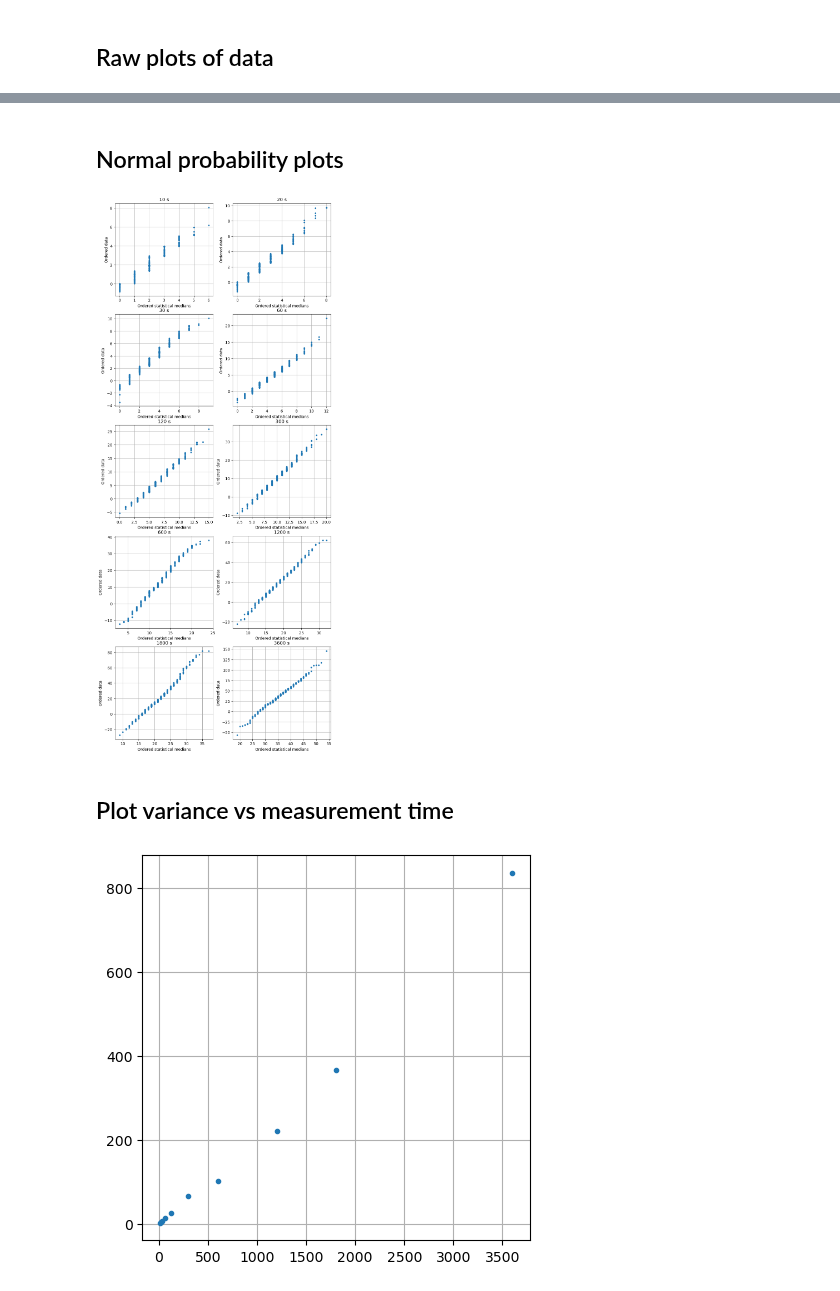
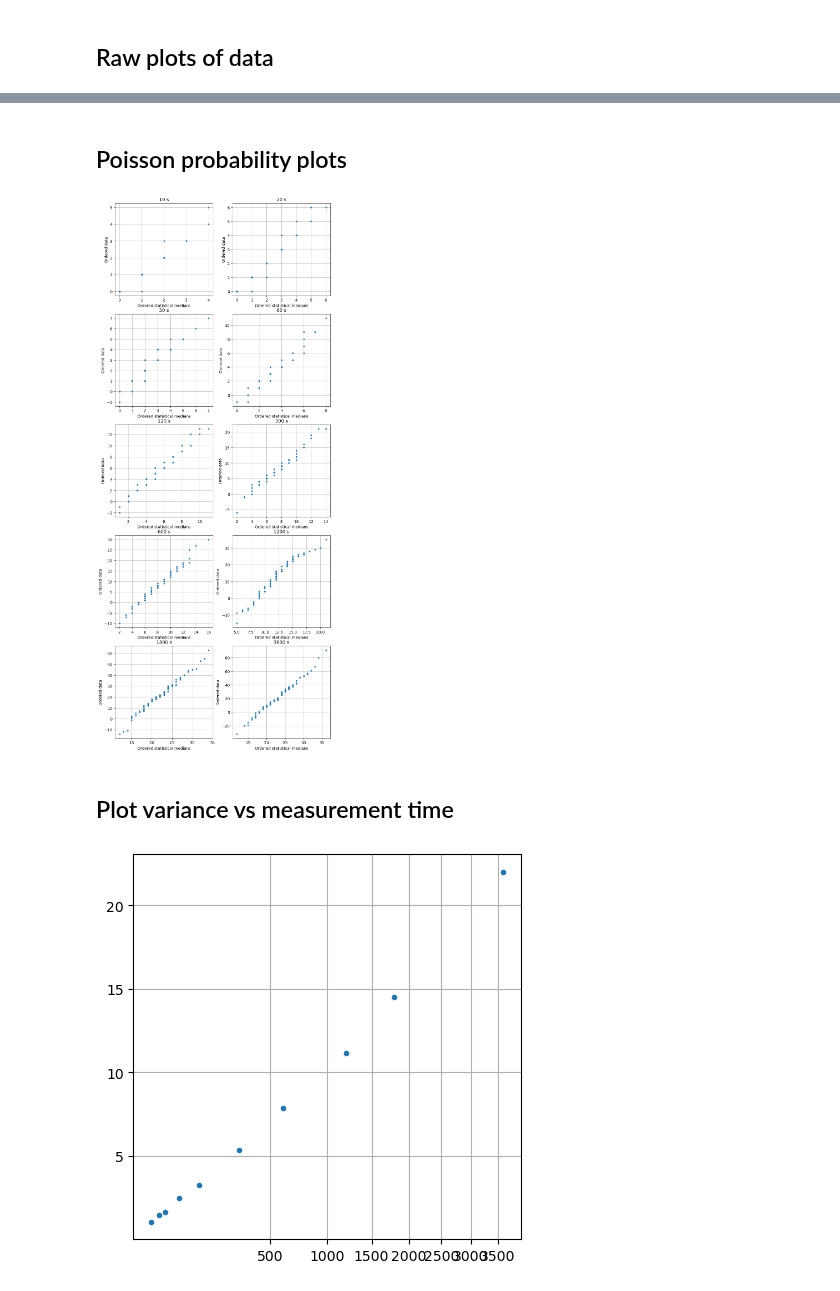
Before and after one commit to ELFREELAND/xrf-thickness-studies, a Jupyter notebook: 20230712_CVD_3158_scantime/scan_time_studies.ipynb, the cells around one changed output, grey strips where cells are left out. Saved outputs shown, nothing was run; the diff lists cells and outputs as text; code cells hidden in the pictures.

```diff
--- a/20230712_CVD_3158_scantime/scan_time_studies.ipynb
+++ b/20230712_CVD_3158_scantime/scan_time_studies.ipynb
@@ -45,6 +47,11 @@ dat = {10:   readDotFit(glob.glob("10s_report/*.fit")[0]),
        1800: readDotFit(glob.glob("30m_report/*.fit")[0]),
        3600: readDotFit(glob.glob("60m_report/*.fit")[0])}
 
+#channel of data at index [0]
+#want to use data from channels 510 to 597, which is a region with consistent noise amplitude
+#weak Ca Kb peak at around 500
+fc = int(dat[10][4][0])
+
 keys = np.array(list(dat))
 # %% [markdown]
 # Plotting
@@ -56,7 +63,9 @@ f, axs = plt.subplots(nrows=5, ncols=2, figsize=(10, 25))
 axs = axs.reshape(10)
 
 for i in range(0, axs.size):
-    axs[i].plot(dat[keys[i]][1][2500:3000] - dat[keys[i]][3][2500:3000], ".")
+    #round to nearest int
+    axs[i].plot(np.rint(dat[keys[i]][1][510-fc:597-fc] - dat[keys[i]][3][510-fc:597-fc]), "-")
+    axs[i].set_title(str(keys[i]))
 
 plt.show()
 # %% [output]
@@ -63,0 +75,12 @@ plt.show()
+# %%
+f, axs = plt.subplots(nrows=5, ncols=2, figsize=(10, 25))
+
+axs = axs.reshape(10)
+
+#consider customizing the bins
+for i in range(0, axs.size):
+    #round to nearest int
+    axs[i].hist(np.rint(dat[keys[i]][1][510-fc:597-fc] - dat[keys[i]][3][510-fc:597-fc]))
+    axs[i].set_title(str(keys[i]))
+
+plt.show()
@@ -64,5 +89,5 @@ plt.show()
 # %% [markdown]
-## Normal probability plots
+## Poisson probability plots
 # %%
 def probPlot(ax, dat, title):
 
@@ -80,27 +105,29 @@ f, axs = plt.subplots(nrows=5, ncols=2, figsize=(10, 25))
 axs = axs.reshape(10)
 
 for i in range(0, axs.size):
-    probPlot(axs[i], dat[keys[i]][1][2500:3000] - dat[keys[i]][3][2500:3000], str(keys[i])+" s")
+    probPlot(axs[i], np.rint(dat[keys[i]][1][510-fc:597-fc] - dat[keys[i]][3][510-fc:597-fc]), str(keys[i])+" s")
 
 plt.show()
 # %% [output]
-[figure, old version]
+[figure, new version]
 # %% [markdown]
 ## Plot variance vs measurement time
 # %%
 f, ax = plt.subplots(figsize=(5, 5))
 
 stds=[]
 
 for i in keys:
-    stds.append(np.std(dat[i][1][2500:3000] - dat[i][3][2500:3000]))
+    stds.append(np.std(np.rint(dat[i][1][510-fc:597-fc] - dat[i][3][510-fc:597-fc])))
 
 stds = np.array(stds)
 
-ax.plot(keys, stds**2, ".")
+ax.plot(keys, stds, ".")
+
+ax.set_xscale("function", functions=(np.sqrt, lambda x: x*x))
 
 ax.grid(True)
 
 plt.show()
 # %% [output]
-[figure, old version]
+[figure, new version]
```
Also changed, not shown: parts of 4 cells of this notebook, 2 other files.
